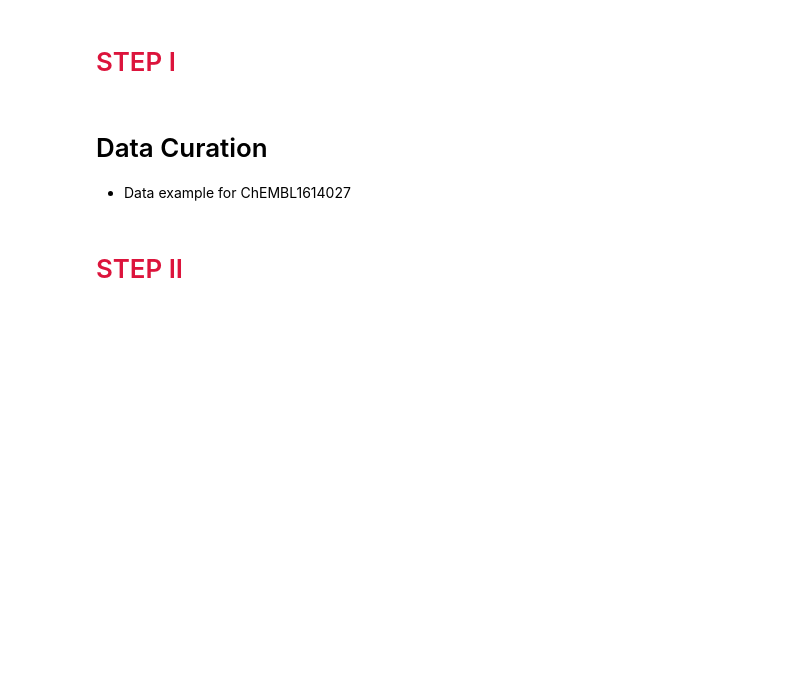
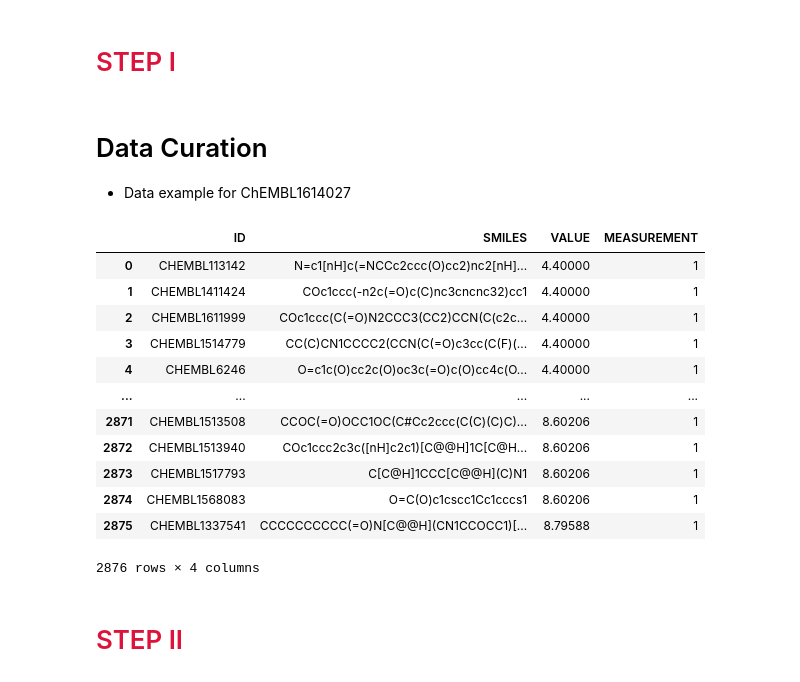
Before and after one commit to MolecularAI/NonadditivityAnalysis, a Jupyter notebook: NAA_Workflow_ChEMBL.ipynb, the cells around one changed output. Saved outputs shown, nothing was run; the diff lists cells and outputs as text; code cells hidden in the pictures; blank space fills up the shorter version.

```diff
--- a/NAA_Workflow_ChEMBL.ipynb
+++ b/NAA_Workflow_ChEMBL.ipynb
@@ -52,12 +58,28 @@ name = 'ChEMBL_1614027'
 # %%
 infile = f'{name}_curated.csv'
 if os.path.exists(infile):
     df = pd.read_csv(infile)
 else:
     # Apply all of the above functionalities and save file
     data = pd.read_csv(f'{name}.gz', compression='gzip', header=0, sep=';', error_bad_lines=False)
     df = process(data)
     df.to_csv(infile, index = False)
+
+df
+# %% [output]
+|  | ID | SMILES | VALUE | MEASUREMENT |
+| 0 | CHEMBL113142 | N=c1[nH]c(=NCCc2ccc(O)cc2)nc2[nH]... | 4.40000 | 1 |
+| 1 | CHEMBL1411424 | COc1ccc(-n2c(=O)c(C)nc3cncnc32)cc1 | 4.40000 | 1 |
+| 2 | CHEMBL1611999 | COc1ccc(C(=O)N2CCC3(CC2)CCN(C(c2c... | 4.40000 | 1 |
+| 3 | CHEMBL1514779 | CC(C)CN1CCCC2(CCN(C(=O)c3cc(C(F)(... | 4.40000 | 1 |
+| 4 | CHEMBL6246 | O=c1c(O)cc2c(O)oc3c(=O)c(O)cc4c(O... | 4.40000 | 1 |
+| ... | ... | ... | ... | ... |
+| 2871 | CHEMBL1513508 | CCOC(=O)OCC1OC(C#Cc2ccc(C(C)(C)C)... | 8.60206 | 1 |
+| 2872 | CHEMBL1513940 | COc1ccc2c3c([nH]c2c1)[C@@H]1C[C@H... | 8.60206 | 1 |
+| 2873 | CHEMBL1517793 | C[C@H]1CCC[C@@H](C)N1 | 8.60206 | 1 |
+| 2874 | CHEMBL1568083 | O=C(O)c1cscc1Cc1cccs1 | 8.60206 | 1 |
+| 2875 | CHEMBL1337541 | CCCCCCCCCC(=O)N[C@@H](CN1CCOCC1)[... | 8.79588 | 1 |
+2876 rows × 4 columns
 # %% [markdown]
 # <font color='crimson'>  STEP II
 # %% [markdown]
```
Also changed, not shown: parts of 24 cells of this notebook.
